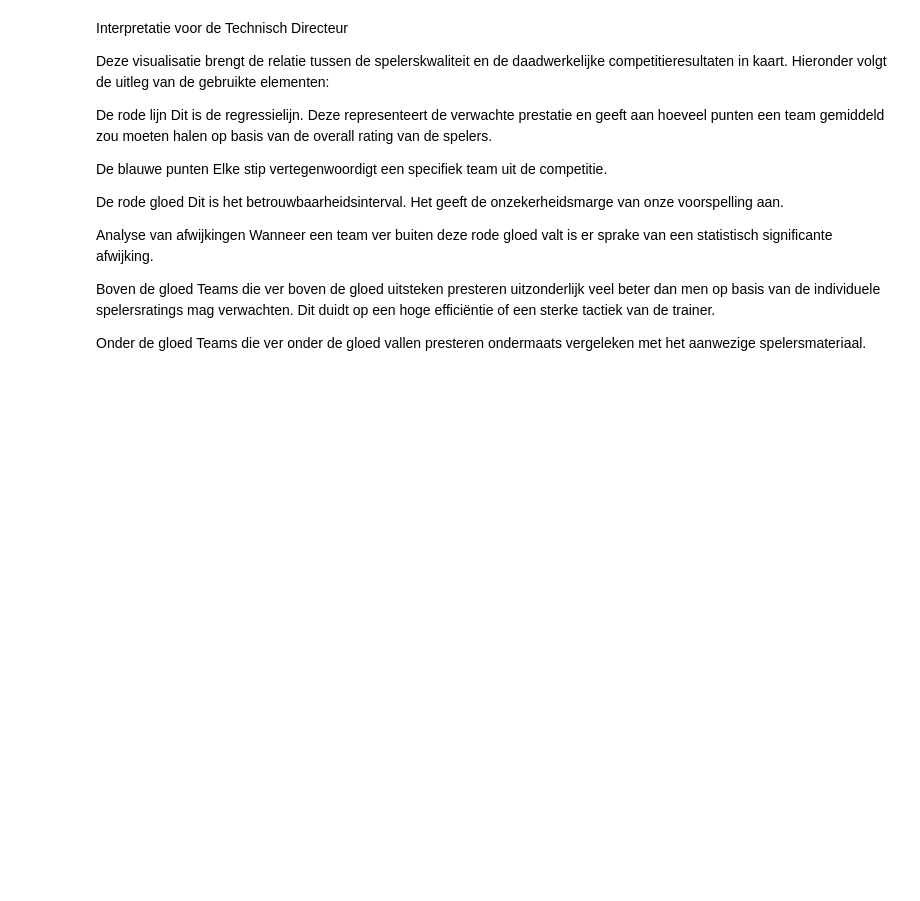
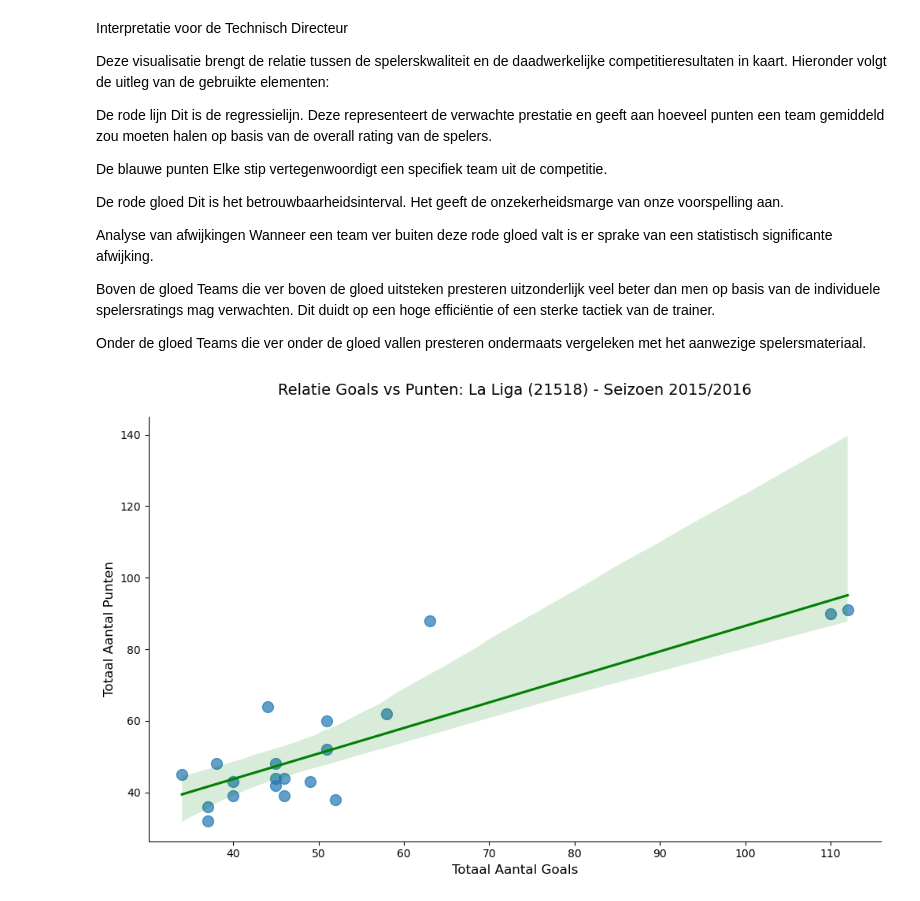
Before and after one commit to ShaliniBekaroe/Datalab_semester2_Groep1, a Jupyter notebook: notebook/data_mining.ipynb, the cells around one changed output. Drawn from its saved outputs; the diff is of its cells as text; code cells hidden in the pictures; blank space fills up the shorter version.

```diff
--- a/notebook/data_mining.ipynb
+++ b/notebook/data_mining.ipynb
@@ -341,3 +341,60 @@ Analyse van afwijkingen Wanneer een team ver buiten deze rode gloed valt is er s
 Boven de gloed Teams die ver boven de gloed uitsteken presteren uitzonderlijk veel beter dan men op basis van de individuele spelersratings mag verwachten. Dit duidt op een hoge efficiëntie of een sterke tactiek van de trainer.
 
 Onder de gloed Teams die ver onder de gloed vallen presteren ondermaats vergeleken met het aanwezige spelersmateriaal.
+# %%
+def calculate_league_stats_with_goals(df_results, df_teams, target_league_id):
+    """
+    Berekent punten, ratings en goals per team.
+    """
+    df_league = df_results[df_results['league_id'] == target_league_id].copy()
+    team_stats = []
+    all_teams = pd.concat([df_league['home_team_api_id'], df_league['away_team_api_id']]).unique()
+
+    for team_id in all_teams:
+        # Thuiswedstrijden
+        h_m = df_league[df_league['home_team_api_id'] == team_id]
+        h_pts = h_m.apply(lambda r: 3 if r['home_team_goal'] > r['away_team_goal'] else (1 if r['home_team_goal'] == r['away_team_goal'] else 0), axis=1).sum()
+        h_goals = h_m['home_team_goal'].sum()
+
+        # Uitwedstrijden
+        a_m = df_league[df_league['away_team_api_id'] == team_id]
+        a_pts = a_m.apply(lambda r: 3 if r['away_team_goal'] > r['home_team_goal'] else (1 if r['away_team_goal'] == r['home_team_goal'] else 0), axis=1).sum()
+        a_goals = a_m['away_team_goal'].sum()
+
+        total_pts = h_pts + a_pts
+        total_g = h_goals + a_goals
+        avg_r = (h_m['home_team_rating'].mean() + a_m['away_team_rating'].mean()) / 2
+
+        t_name = df_teams[df_teams['team_api_id'] == team_id]['team_long_name'].values[0]
+        team_stats.append({'team_name': t_name, 'total_points': total_pts, 'total_goals': total_g, 'avg_rating': avg_r})
+
+    return pd.DataFrame(team_stats)
+
+df_league_stats_v2 = calculate_league_stats_with_goals(df_analysis, df_teams, 21518)
+
+def plot_goals_performance(df, title):
+    """
+    Maakt een schone visualisatie voor de relatie tussen goals en punten.
+    """
+    plt.figure(figsize=(12, 7))
+
+
+    sns.regplot(
+        data=df,
+        x='total_goals',
+        y='total_points',
+        scatter_kws={'s':100, 'alpha':0.7},
+        line_kws={"color": "green"}
+    )
+
+    plt.title(title, fontsize=14, pad=20)
+    plt.xlabel('Totaal Aantal Goals', fontsize=12)
+    plt.ylabel('Totaal Aantal Punten', fontsize=12)
+    plt.grid(False)
+    sns.despine()
+    plt.show()
+
+
+plot_goals_performance(df_league_stats_v2, 'Relatie Goals vs Punten: La Liga (21518) - Seizoen 2015/2016')
+# %% [output]
+[figure, added]
```
